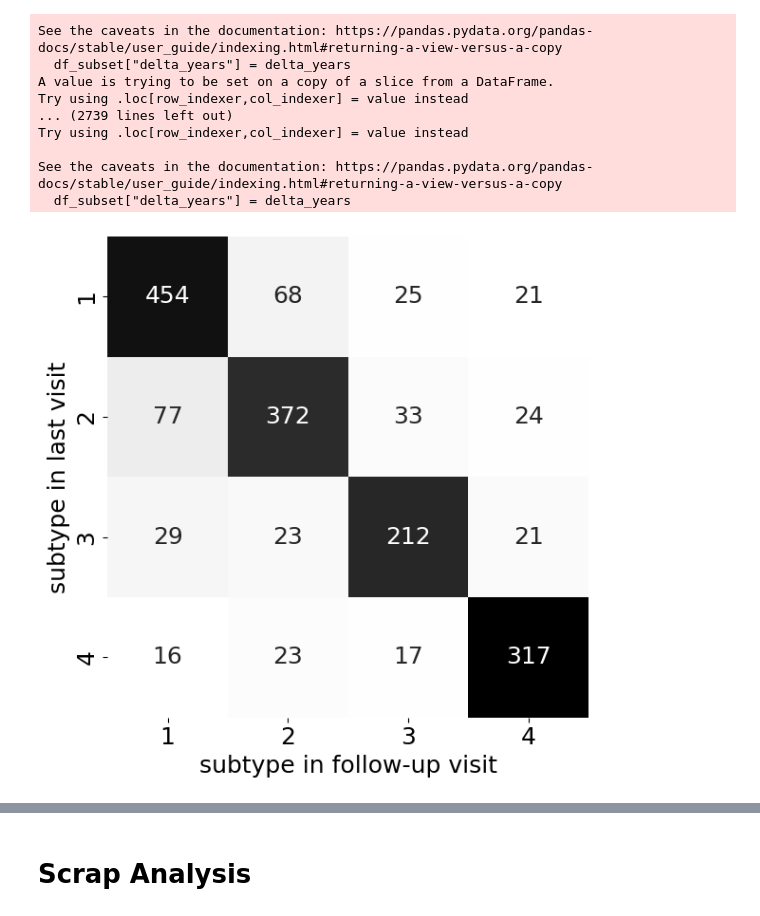
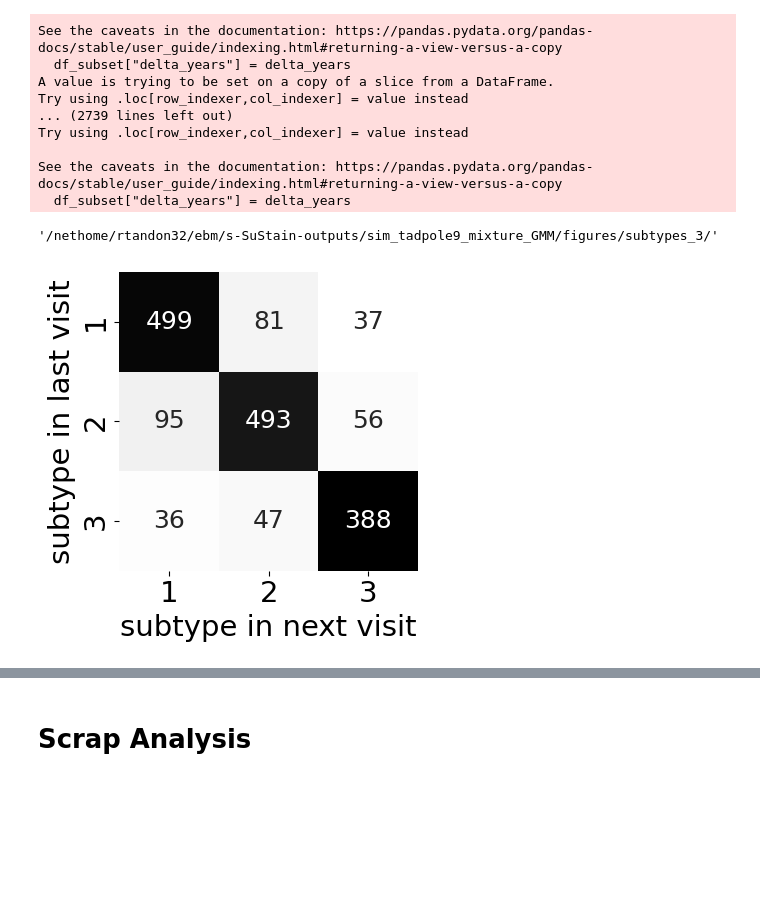
Before and after one commit to pathology-dynamics/s-SuStaIn, a Jupyter notebook: notebooks/s-SuStaIn-plotting.ipynb, the cells around one changed output, grey strips where cells are left out. Cells and saved outputs as stored; diff of their text form; code cells hidden in the pictures; blank space fills up the shorter version.

```diff
--- a/notebooks/s-SuStaIn-plotting.ipynb
+++ b/notebooks/s-SuStaIn-plotting.ipynb
@@ -273,7 +323,7 @@ fig, ax = plt.subplots(1,1, figsize=(5,5), constrained_layout=True)
 delta_years = list(range(3,6))
 colors = [cmap(_) for _ in np.linspace(0.15,1,len(delta_years))]
 d_colors = dict(zip(delta_years, colors))
-save_path = "/nethome/rtandon32/ebm/s-SuStain-outputs/sim_tadpole9_mixture_GMM/figures"
+save_path = "/nethome/rtandon32/ebm/s-SuStain-outputs/sim_tadpole9_mixture_GMM/figures/subtypes_3/"
 
 for dy in delta_years:
     d2 = {}
@@ -338,7 +388,7 @@ ax.spines['top'].set_visible(False)
 #     ax.set_ylabel("Fraction of MCI subjects\nconverted to AD/Dementia", fontsize=18)
 ax.set_title("Subtype {}, prevalence {}".format(int(Su+1), np.round(fraction, 2)),
              fontsize=18)
-ax.set_xlim([0,5])
+ax.set_xlim([0,5.06])
 ax.set_ylim([0,1])
 # fig.subplots_adjust(right=0.5)
 plt.xticks(fontsize=18)
@@ -346,7 +396,7 @@ plt.xticks(fontsize=18)
 plt.yticks(fontsize=18)
 plt.legend(fontsize=18, loc=2)
 fig_name = "mci_subtype_{}.png".format(Su)
-fig.savefig(os.path.join(save_path, fig_name), dpi=300)
+fig.savefig(os.path.join(save_path, fig_name), dpi=450)
 # %% [output]
 A value is trying to be set on a copy of a slice from a DataFrame.
 Try using .loc[row_indexer,col_indexer] = value instead
@@ -376,5 +440,5 @@ merged_df
 # %%
-Su = 3.0
+Su = 2.0
 cn_subtype = cnad_solved[(cnad_solved["subtype"]==Su) & (cnad_solved["DX"]==0.0)]
 fraction_cn = cn_subtype.shape[0]/cnad_solved[cnad_solved["DX"]==0.0].shape[0]
 cox_cn = cn_demographics[cn_demographics["PTID"].isin(cn_subtype["PTID"])]
@@ -385,7 +449,7 @@ fig, ax = plt.subplots(1,1, figsize=(5,5), constrained_layout=True)
 delta_years = list(range(5,8))
 colors = [cmap(_) for _ in np.linspace(0.15,1,len(delta_years))]
 d_colors = dict(zip(delta_years, colors))
-save_path = "/nethome/rtandon32/ebm/s-SuStain-outputs/sim_tadpole9_mixture_GMM/figures"
+save_path = "/nethome/rtandon32/ebm/s-SuStain-outputs/sim_tadpole9_mixture_GMM/figures/subtypes_3/"
 
 for dy in delta_years:
     d2 = {}
@@ -574,25 +657,29 @@ Try using .loc[row_indexer,col_indexer] = value instead
 See the caveats in the documentation: https://pandas.pydata.org/pandas-docs/stable/user_guide/indexing.html#returning-a-view-versus-a-copy
   df_subset["delta_years"] = delta_years
 # %%
-count = np.zeros((4,4))
+count = np.zeros((3,3))
 for sub in mci_ptid:
 # for sub in mci_subj_1:
     count_arr = transform_dict[sub]
     for _ in count_arr:
         count[_] += 1
+# %%
+save_path
+# %% [output]
+'/nethome/rtandon32/ebm/s-SuStain-outputs/sim_tadpole9_mixture_GMM/figures/subtypes_3/'
 # %%
-fig, ax = plt.subplots(1,1, figsize=(6,6), sharex=True, sharey=True)
+fig, ax = plt.subplots(1,1, figsize=(4,4), sharex=True, sharey=True)
 count = count.astype(int)
 sns.heatmap(count/np.expand_dims(count.sum(axis=1),1), cmap="Greys", annot=count, fmt='', cbar=False, square=True, ax=ax, annot_kws={'fontsize':18})
-ax.set_ylabel("subtype in last visit", fontsize=18)
-ax.set_xlabel("subtype in follow-up visit", fontsize=18)
-ax.set_xticklabels([1,2,3,4], fontsize=18)
-ax.set_yticklabels([1,2,3,4], fontsize=18)
+ax.set_ylabel("subtype in last visit", fontsize=21)
+ax.set_xlabel("subtype in next visit", fontsize=21)
+ax.set_xticklabels([1,2,3], fontsize=21)
+ax.set_yticklabels([1,2,3], fontsize=21)
 fig_name = "longitudinal_subtype_followup_visit.png"
+fig.tight_layout()
 fig.savefig(os.path.join(save_path, fig_name), dpi=300, transparent=True)
-fig.tight_layout()
 # %% [output]
-[figure, old version]
+[figure, new version]
 # %%
 count.trace() , count.sum()
 # %% [output]
```
Also changed, not shown: parts of 21 cells of this notebook, 4 other files.
